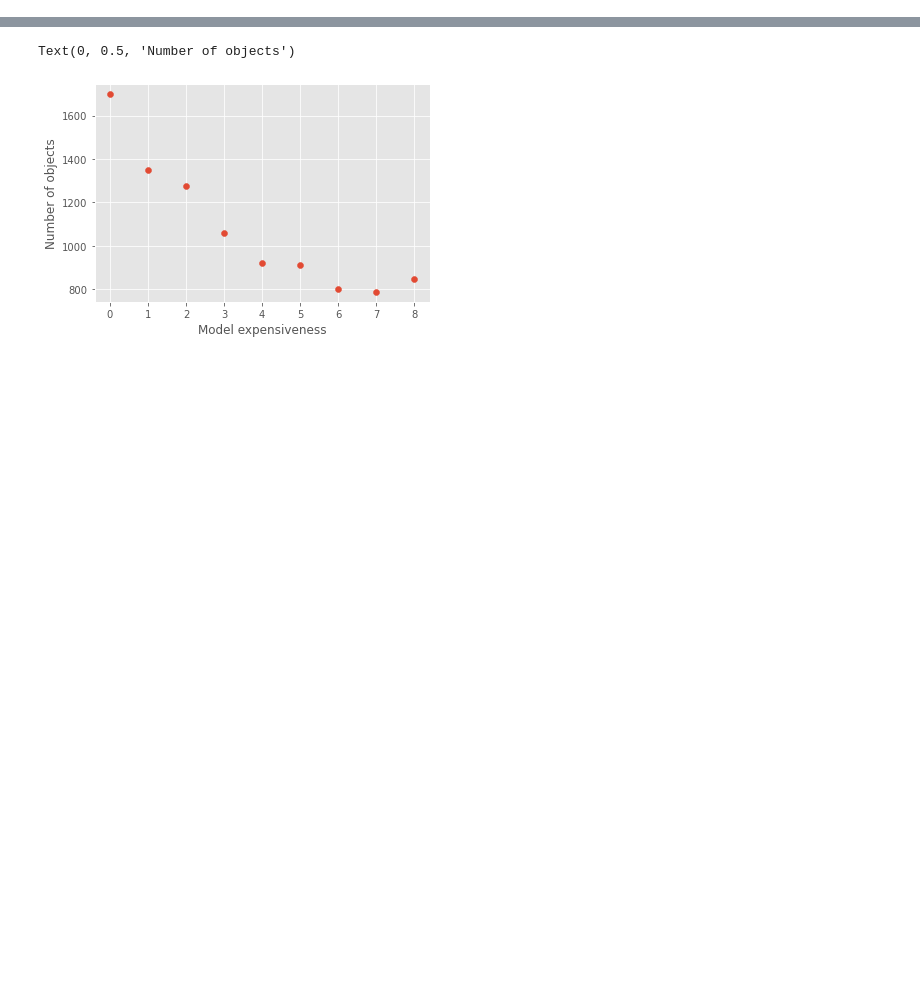
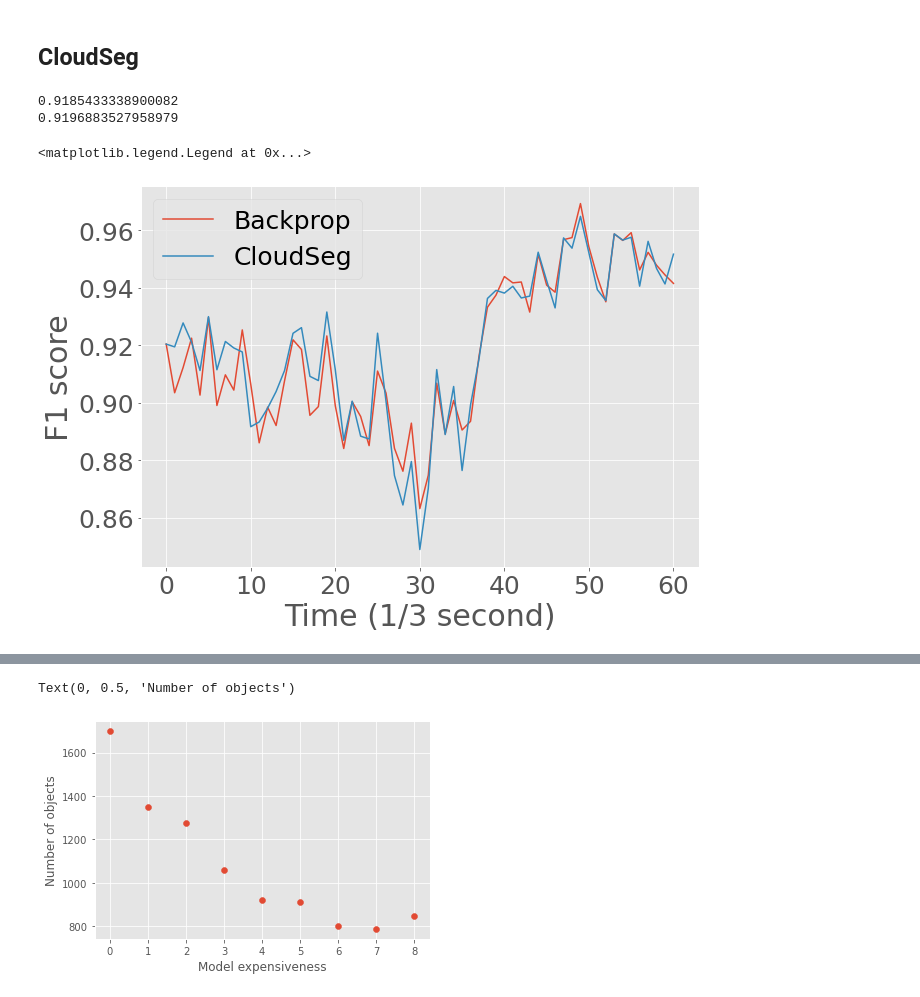
Before and after one commit to KuntaiDu/OneAdapt, a Jupyter notebook: visualize.ipynb, the cells around one changed output, grey strips where cells are left out. Drawn from its saved outputs; the diff is of its cells as text; code cells hidden in the pictures; blank space fills up the shorter version.

```diff
--- a/visualize.ipynb
+++ b/visualize.ipynb
@@ -4,0 +6,51 @@ plt.style.use('ggplot')
+# %% [markdown]
+## CloudSeg
+# %%
+import matplotlib.pyplot as plt
+import pymongo
+import numpy as np
+
+db = pymongo.MongoClient("mongodb://localhost:27017/")["Jan3_cloudseg_reconstruction_loss"]["stats"]
+
+backprops = []
+for sec in range(61):
+    backprops.append(sorted(list(db.find({
+        'input': "videos/dashcam/dashcam_126/part%d.mp4",
+    'approach': 'Backprop',
+    'second': sec
+    })), key = lambda x: x['timestamp'])[-1])
+backprops = sorted(backprops, key = lambda x: x['second'])
+
+
+
+db = pymongo.MongoClient("mongodb://localhost:27017/")["Jan1_cloudseg"]["stats"]
+
+
+
+cloudsegs = list(db.find({
+    'input': "videos/dashcam/dashcam_126/part%d.mp4",
+    'approach': 'CloudSeg'
+}))
+cloudsegs = sorted(cloudsegs, key = lambda x: x['second'])
+
+
+# fig, ax = plt.subplots(figsize=(10, 7))
+# ax.plot([i for i in range(61)], [i['f1'] for i in backprops], label='Backprop')
+# ax.plot([i for i in range(61)], [i['f1'] for i in cloudsegs], label='CloudSeg')
+# ax.set_xlabel('Time (1/3 second)')
+# ax.set_ylabel('F1 score')
+# ax.legend()
+# %%
+fig, ax = plt.subplots(figsize=(10, 7))
+ax.plot([i for i in range(61)], [i['f1'] for i in backprops], label='Backprop')
+ax.plot([i for i in range(61)], [i['f1'] for i in cloudsegs], label='CloudSeg')
+print(np.mean([i['f1'] for i in backprops]))
+print(np.mean([i['f1'] for i in cloudsegs]))
+ax.set_xlabel('Time (1/3 second)')
+ax.set_ylabel('F1 score')
+ax.legend()
+# %% [output]
+0.9185433338900082
+0.9196883527958979
+<matplotlib.legend.Legend at 0x...>
+[figure, added]
```
Also changed, not shown: parts of 5 cells of this notebook, 12 other files.
